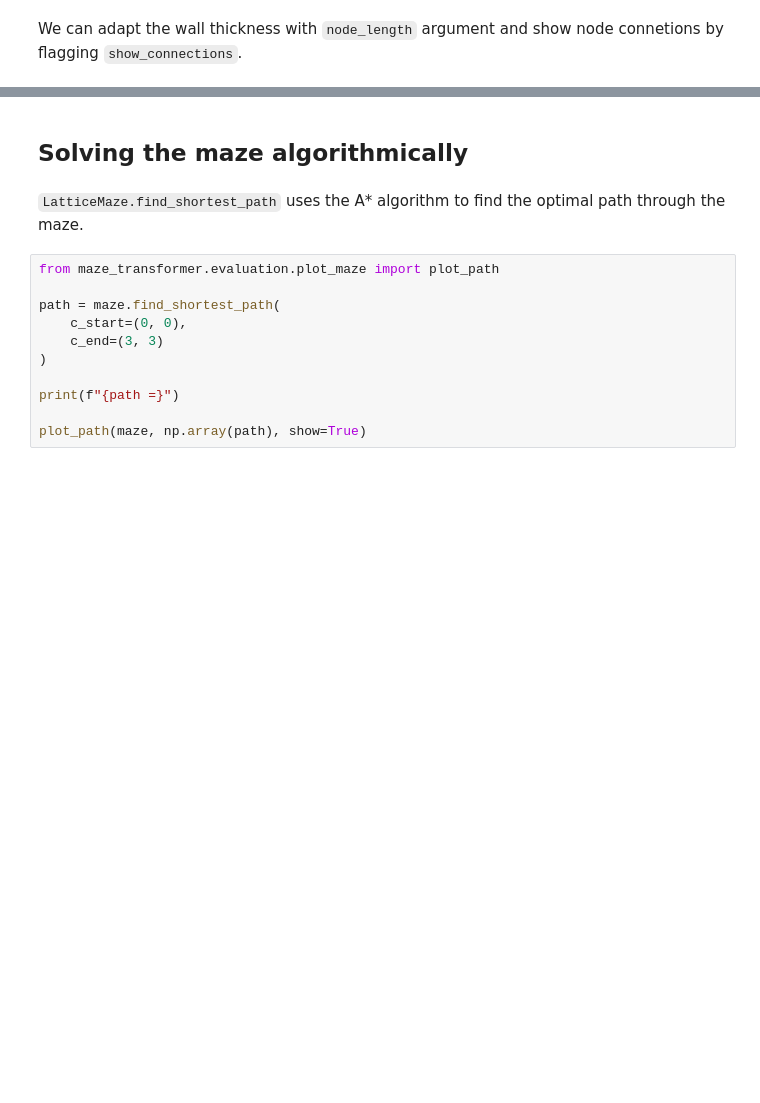
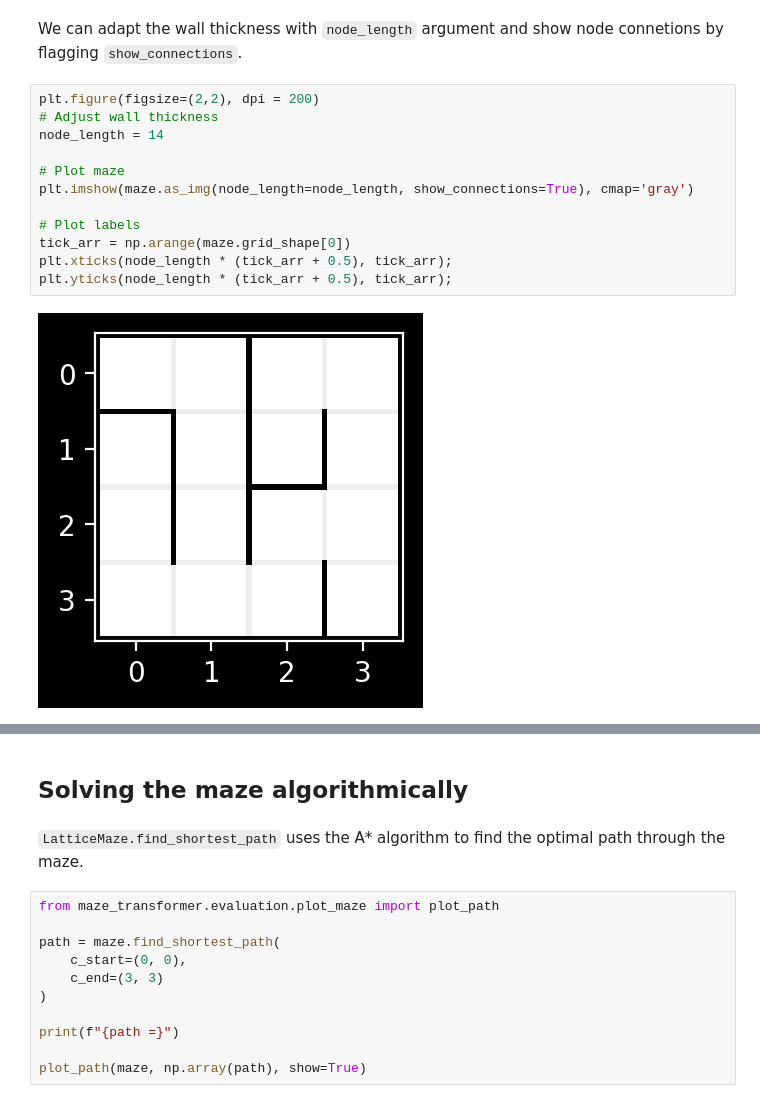
Before and after one commit to understanding-search/maze-transformer, a Jupyter notebook: notebooks/demo_latticemaze.ipynb, the cells around one changed output, grey strips where cells are left out. Saved outputs shown, nothing was run; the diff lists cells and outputs as text; blank space fills up the shorter version.

```diff
--- a/notebooks/demo_latticemaze.ipynb
+++ b/notebooks/demo_latticemaze.ipynb
@@ -132,4 +133,18 @@ plt.yticks(10 * (tick_arr + 0.5), tick_arr);
 # %% [markdown]
 We can adapt the wall thickness with `node_length` argument and show node connetions by flagging `show_connections`.
+# %%
+plt.figure(figsize=(2,2), dpi = 200)
+# Adjust wall thickness
+node_length = 14
+
+# Plot maze
+plt.imshow(maze.as_img(node_length=node_length, show_connections=True), cmap='gray')
+
+# Plot labels
+tick_arr = np.arange(maze.grid_shape[0])
+plt.xticks(node_length * (tick_arr + 0.5), tick_arr);
+plt.yticks(node_length * (tick_arr + 0.5), tick_arr);
+# %% [output]
+[figure, added]
 # %%
 # Adjust wall thickness
```
Also changed, not shown: parts of 4 cells of this notebook, 1 other file.
